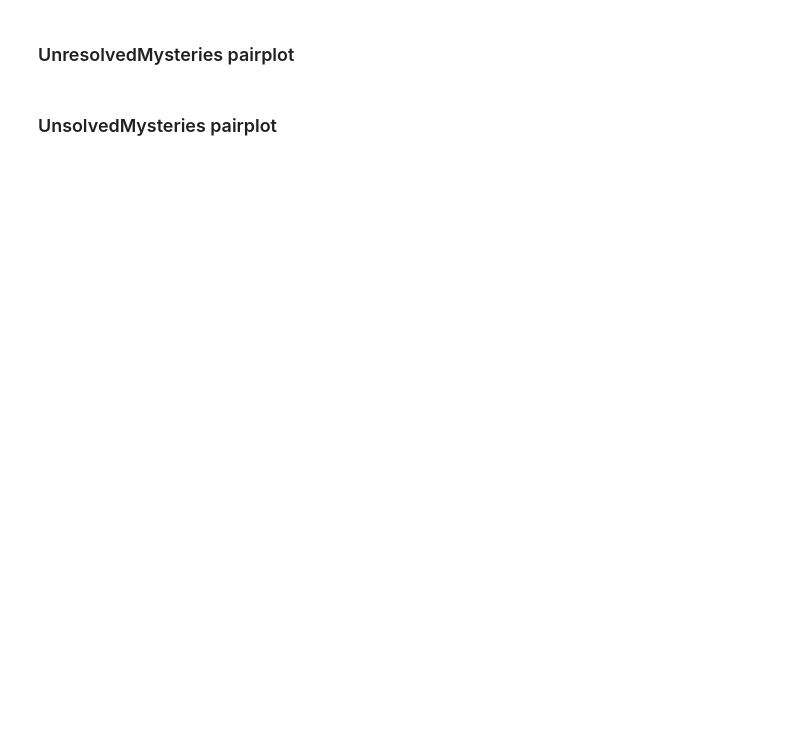
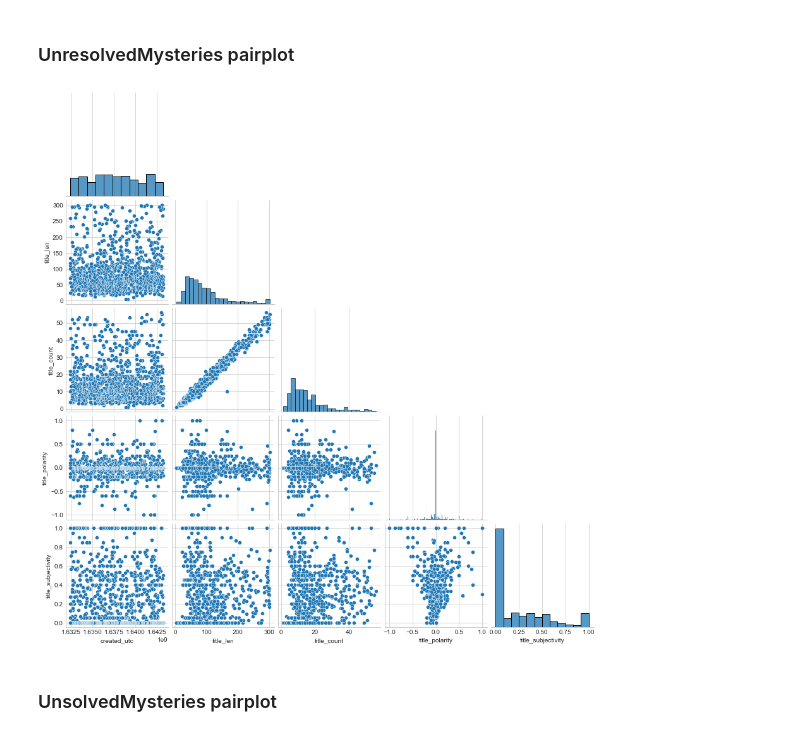
Before and after one commit to pezpet/general-assembly, a Jupyter notebook: projects/project-3-andres/code/02-cleaning-eda-model.ipynb, the cells around one changed output. Saved outputs shown, nothing was run; the diff lists cells and outputs as text; code cells hidden in the pictures; blank space fills up the shorter version.

```diff
--- a/projects/project-3-andres/code/02-cleaning-eda-model.ipynb
+++ b/projects/project-3-andres/code/02-cleaning-eda-model.ipynb
@@ -137,8 +149,10 @@ Let's run two more pairplots, one for each subreddit.
 ### UnresolvedMysteries pairplot
 # %%
 # With help from: https://github.com/matplotlib/ipympl/issues/25
-# plt.style.use(['seaborn-whitegrid'])
-# sns.pairplot(data[data['subreddit'] == 1].drop(columns='subreddit'), corner=True);
+plt.style.use(['seaborn-whitegrid'])
+sns.pairplot(data[data['subreddit'] == 1].drop(columns='subreddit'), corner=True);
+# %% [output]
+[figure, added]
 # %% [markdown]
 ### UnsolvedMysteries pairplot
 # %%
```
Also changed, not shown: parts of 45 cells of this notebook.
